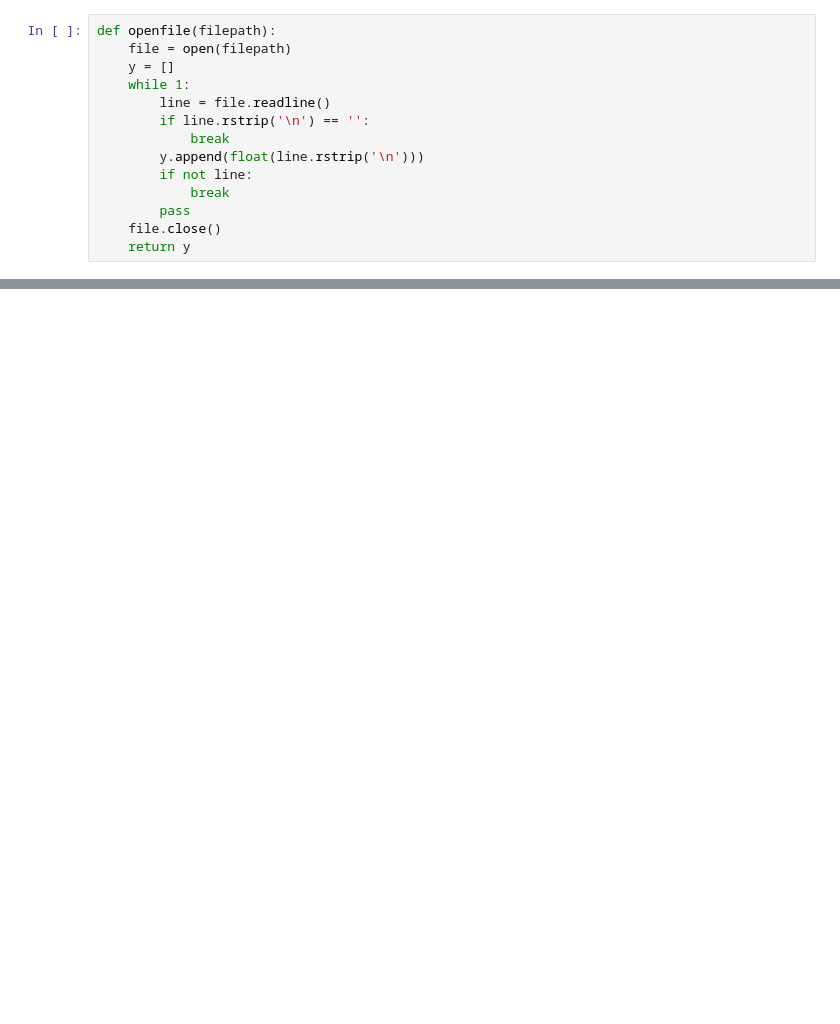
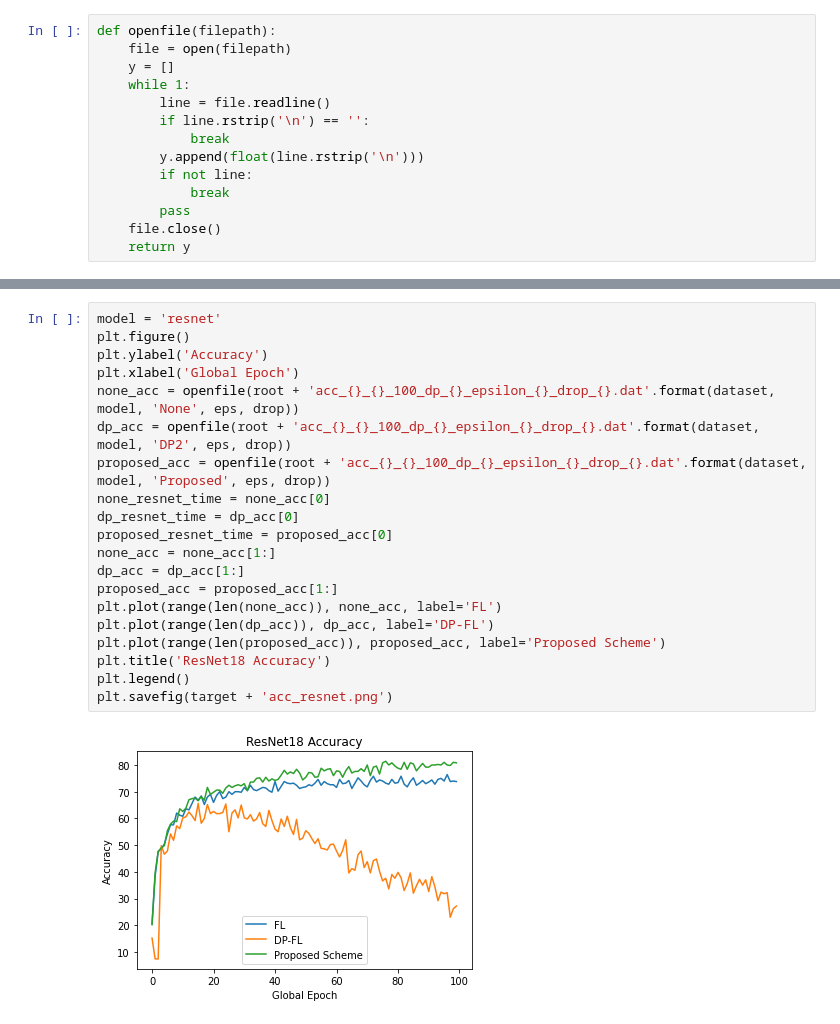
Before and after one commit to Wayne310400/DPtest, a Jupyter notebook: Differential-Privacy-Based-Federated-Learning-master/experiment/draw.ipynb, the cells around one changed output, grey strips where cells are left out. Saved outputs shown, nothing was run; the diff lists cells and outputs as text; blank space fills up the shorter version.

```diff
--- a/Differential-Privacy-Based-Federated-Learning-master/experiment/draw.ipynb
+++ b/Differential-Privacy-Based-Federated-Learning-master/experiment/draw.ipynb
@@ -52,0 +77,22 @@ plt.savefig('sec_compare.png')
+# %%
+model = 'resnet'
+plt.figure()
+plt.ylabel('Accuracy')
+plt.xlabel('Global Epoch')
+none_acc = openfile(root + 'acc_{}_{}_100_dp_{}_epsilon_{}_drop_{}.dat'.format(dataset, model, 'None', eps, drop))
+dp_acc = openfile(root + 'acc_{}_{}_100_dp_{}_epsilon_{}_drop_{}.dat'.format(dataset, model, 'DP2', eps, drop))
+proposed_acc = openfile(root + 'acc_{}_{}_100_dp_{}_epsilon_{}_drop_{}.dat'.format(dataset, model, 'Proposed', eps, drop))
+none_resnet_time = none_acc[0]
+dp_resnet_time = dp_acc[0]
+proposed_resnet_time = proposed_acc[0]
+none_acc = none_acc[1:]
+dp_acc = dp_acc[1:]
+proposed_acc = proposed_acc[1:]
+plt.plot(range(len(none_acc)), none_acc, label='FL')
+plt.plot(range(len(dp_acc)), dp_acc, label='DP-FL')
+plt.plot(range(len(proposed_acc)), proposed_acc, label='Proposed Scheme')
+plt.title('ResNet18 Accuracy')
+plt.legend()
+plt.savefig(target + 'acc_resnet.png')
+# %% [output]
+[figure, added]
```
Also changed, not shown: parts of 7 cells of this notebook, 1 other file.
